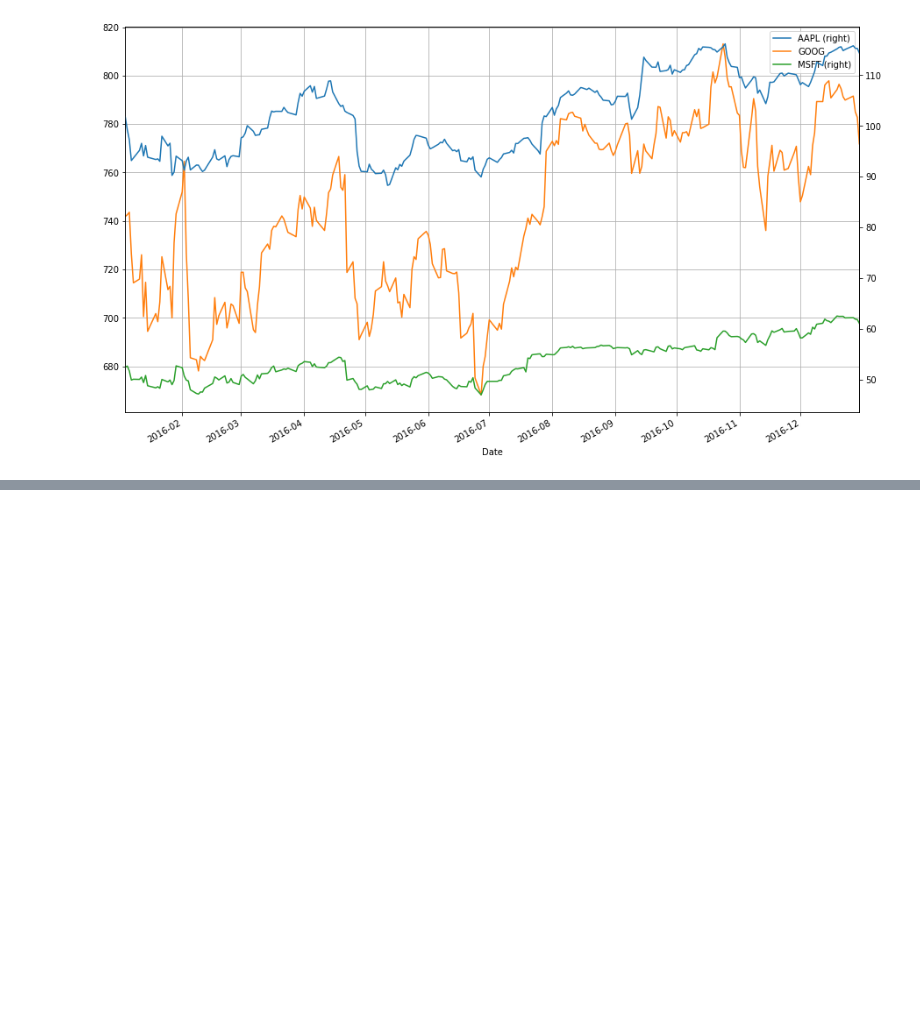
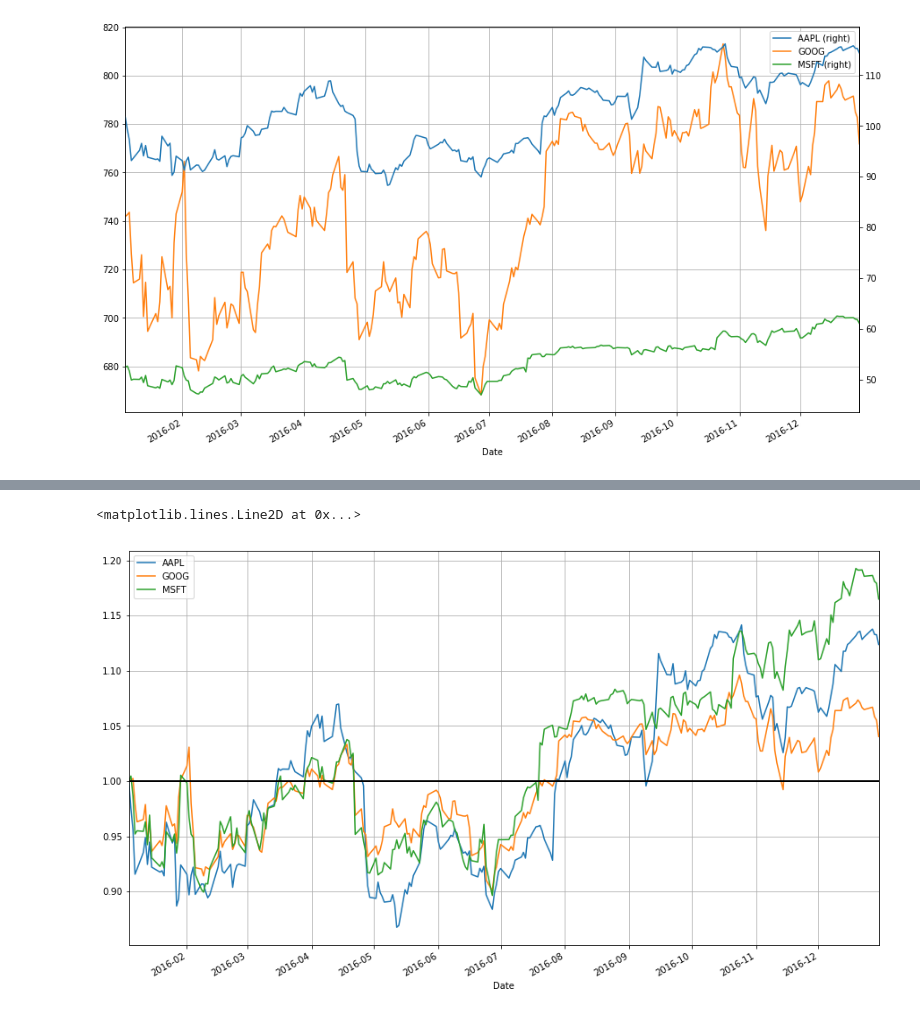
Before and after one commit to vitormeriat/meriat-ml-notes, a Jupyter notebook: Stock Market Data Analysis.ipynb, the cells around one changed output, grey strips where cells are left out. Saved outputs shown, nothing was run; the diff lists cells and outputs as text; code cells hidden in the pictures; blank space fills up the shorter version.

Commit message:
Applying transformation to data

```diff
--- a/Stock Market Data Analysis.ipynb
+++ b/Stock Market Data Analysis.ipynb
@@ -231,0 +239,5 @@ stocks.plot(secondary_y = ["AAPL", "MSFT"], grid = True)
+# %%
+# df.apply(arg) aplicará a função arg a cada coluna em df e retornará um DataFrame com o resultado
+# Lembre-se de que lambda x é uma função anônima que aceita o parâmetro x; neste caso, x será um pandas Series object
+stock_return = stocks.apply(lambda x: x / x[0])
+stock_return.head()
@@ -231,0 +252,5 @@ stocks.plot(secondary_y = ["AAPL", "MSFT"], grid = True)
+# %%
+stock_return.plot(grid = True).axhline(y = 1, color = "black", lw = 2)
+# %% [output]
+<matplotlib.lines.Line2D at 0x...>
+[figure, added]
```
Also changed, not shown: parts of 2 cells of this notebook.
